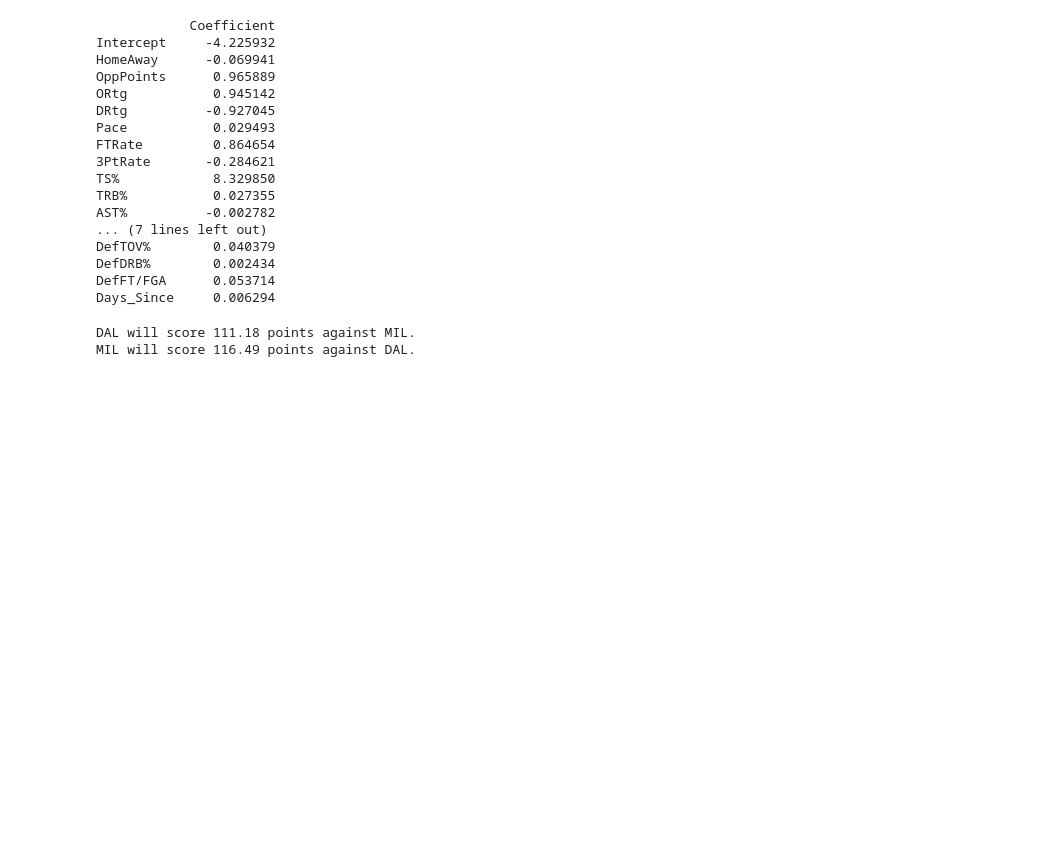
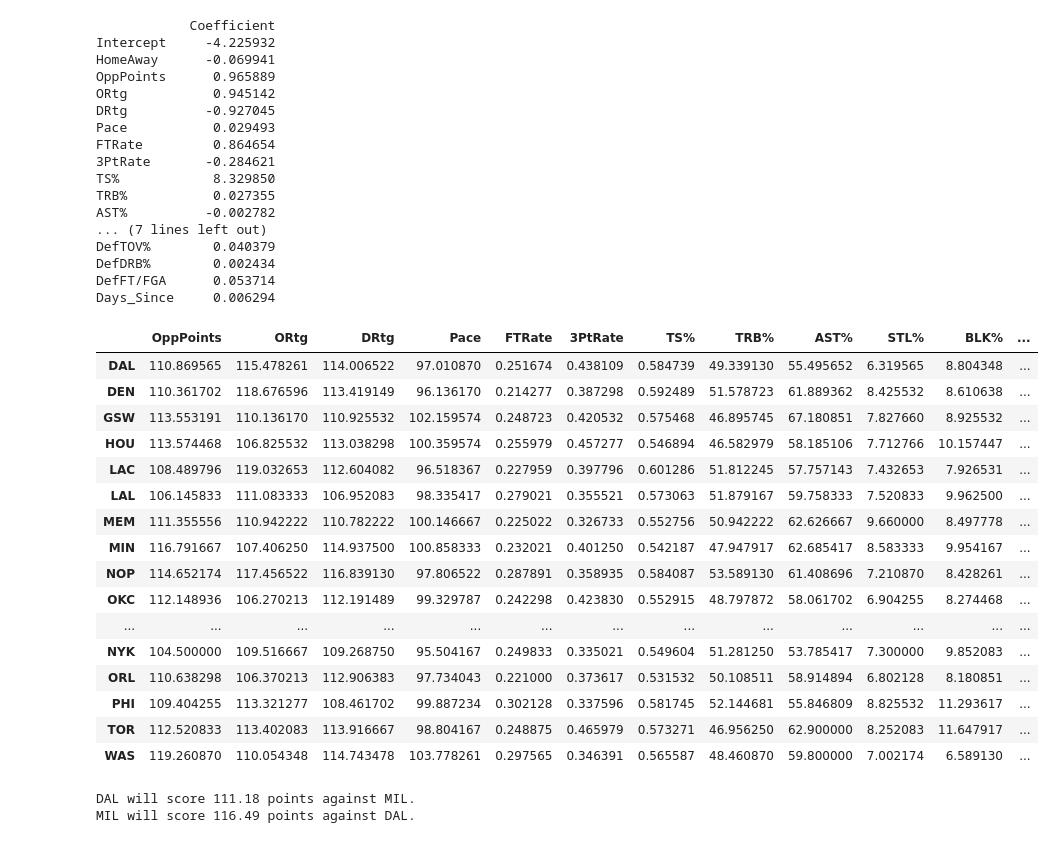
Before and after one commit to seajai24/NBA-2020-2021, a Jupyter notebook: NBA_2020_2021.ipynb, the cells around one changed output. Cells and saved outputs as stored; diff of their text form; code cells hidden in the pictures; blank space fills up the shorter version.

```diff
--- a/NBA_2020_2021.ipynb
+++ b/NBA_2020_2021.ipynb
@@ -200,6 +251,26 @@ for t in All :
     temp = pd.DataFrame([[np.mean(df[df['Team'] == t][c])]], columns = ['{}'.format(c)], index = ['{}'.format(t)])
     temp_team = temp_team.join(temp, how = 'outer')
   rank = rank.append(temp_team)
+# %%
+rank
+# %% [output]
+|  | OppPoints | ORtg | DRtg | Pace | FTRate | 3PtRate | TS% | TRB% | AST% | STL% | BLK% | ... |
+| DAL | 110.869565 | 115.478261 | 114.006522 | 97.010870 | 0.251674 | 0.438109 | 0.584739 | 49.339130 | 55.495652 | 6.319565 | 8.804348 | ... |
+| DEN | 110.361702 | 118.676596 | 113.419149 | 96.136170 | 0.214277 | 0.387298 | 0.592489 | 51.578723 | 61.889362 | 8.425532 | 8.610638 | ... |
+| GSW | 113.553191 | 110.136170 | 110.925532 | 102.159574 | 0.248723 | 0.420532 | 0.575468 | 46.895745 | 67.180851 | 7.827660 | 8.925532 | ... |
+| HOU | 113.574468 | 106.825532 | 113.038298 | 100.359574 | 0.255979 | 0.457277 | 0.546894 | 46.582979 | 58.185106 | 7.712766 | 10.157447 | ... |
+| LAC | 108.489796 | 119.032653 | 112.604082 | 96.518367 | 0.227959 | 0.397796 | 0.601286 | 51.812245 | 57.757143 | 7.432653 | 7.926531 | ... |
+| LAL | 106.145833 | 111.083333 | 106.952083 | 98.335417 | 0.279021 | 0.355521 | 0.573063 | 51.879167 | 59.758333 | 7.520833 | 9.962500 | ... |
+| MEM | 111.355556 | 110.942222 | 110.782222 | 100.146667 | 0.225022 | 0.326733 | 0.552756 | 50.942222 | 62.626667 | 9.660000 | 8.497778 | ... |
+| MIN | 116.791667 | 107.406250 | 114.937500 | 100.858333 | 0.232021 | 0.401250 | 0.542187 | 47.947917 | 62.685417 | 8.583333 | 9.954167 | ... |
+| NOP | 114.652174 | 117.456522 | 116.839130 | 97.806522 | 0.287891 | 0.358935 | 0.584087 | 53.589130 | 61.408696 | 7.210870 | 8.428261 | ... |
+| OKC | 112.148936 | 106.270213 | 112.191489 | 99.329787 | 0.242298 | 0.423830 | 0.552915 | 48.797872 | 58.061702 | 6.904255 | 8.274468 | ... |
+| ... | ... | ... | ... | ... | ... | ... | ... | ... | ... | ... | ... | ... |
+| NYK | 104.500000 | 109.516667 | 109.268750 | 95.504167 | 0.249833 | 0.335021 | 0.549604 | 51.281250 | 53.785417 | 7.300000 | 9.852083 | ... |
+| ORL | 110.638298 | 106.370213 | 112.906383 | 97.734043 | 0.221000 | 0.373617 | 0.531532 | 50.108511 | 58.914894 | 6.802128 | 8.180851 | ... |
+| PHI | 109.404255 | 113.321277 | 108.461702 | 99.887234 | 0.302128 | 0.337596 | 0.581745 | 52.144681 | 55.846809 | 8.825532 | 11.293617 | ... |
+| TOR | 112.520833 | 113.402083 | 113.916667 | 98.804167 | 0.248875 | 0.465979 | 0.573271 | 46.956250 | 62.900000 | 8.252083 | 11.647917 | ... |
+| WAS | 119.260870 | 110.054348 | 114.743478 | 103.778261 | 0.297565 | 0.346391 | 0.565587 | 48.460870 | 59.800000 | 7.002174 | 6.589130 | ... |
 # %%
 #Create a dataframe with the average of each team's variables from basic_log
 col_list = basic_log.columns
```
Also changed, not shown: parts of 6 cells of this notebook.
